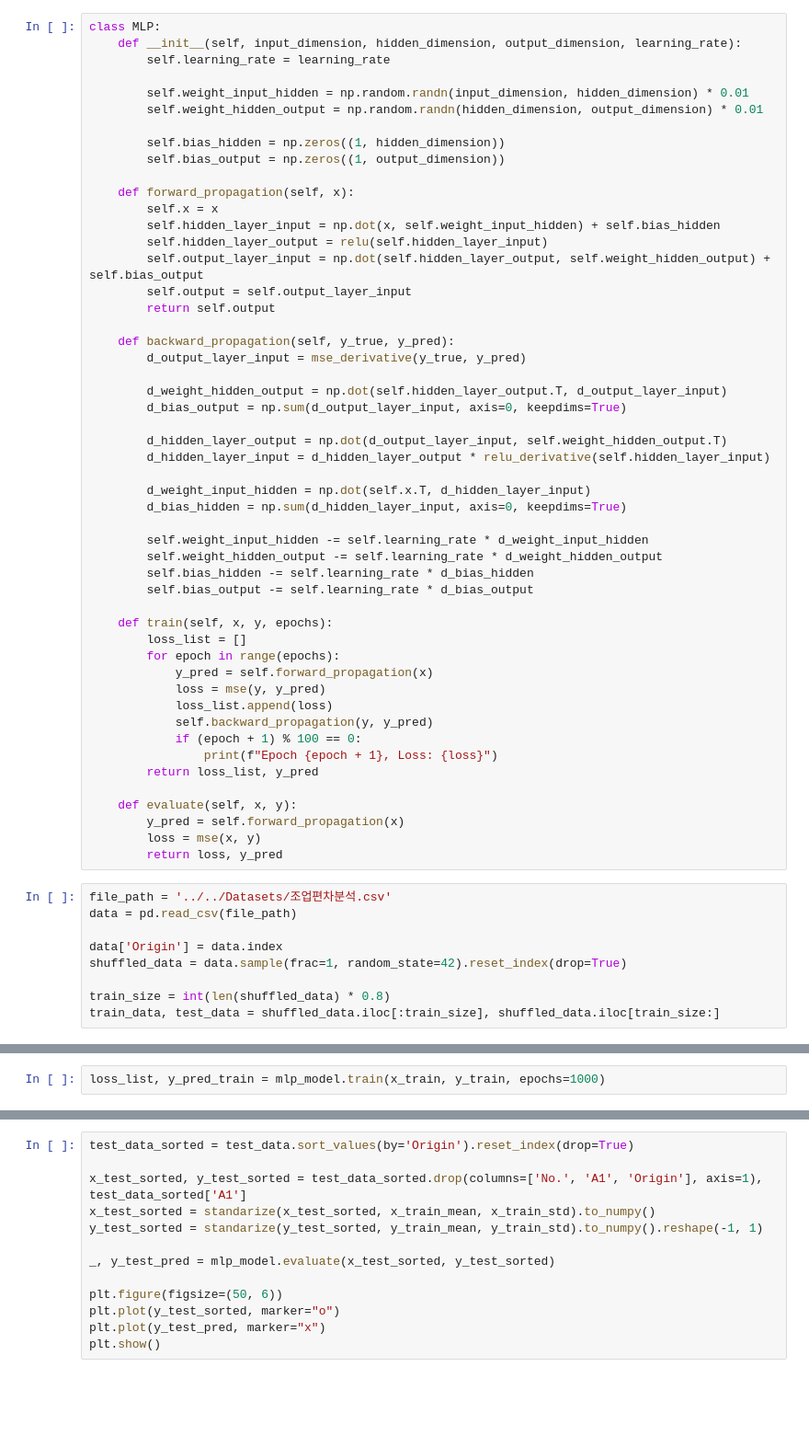
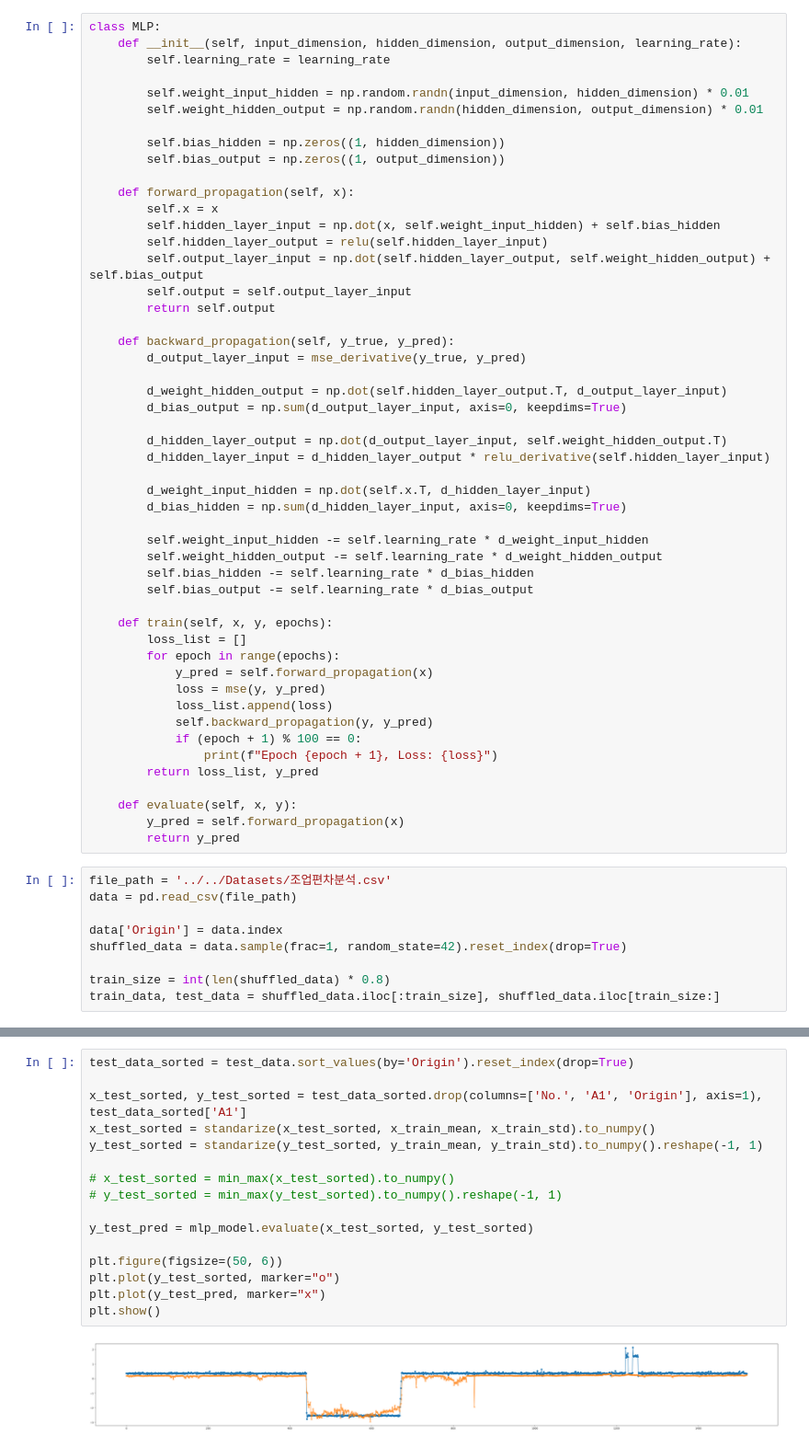
Before and after one commit to Tibboh17/Python, a Jupyter notebook: ML/MLP/MLP-with-Numpy.ipynb, the cells around one changed output, grey strips where cells are left out. Shown at 92% size. Saved outputs shown, nothing was run; the diff lists cells and outputs as text; blank space fills up the shorter version.

```diff
--- a/ML/MLP/MLP-with-Numpy.ipynb
+++ b/ML/MLP/MLP-with-Numpy.ipynb
@@ -66,8 +69,7 @@ class MLP:
 
     def evaluate(self, x, y):
         y_pred = self.forward_propagation(x)
-        loss = mse(x, y)
-        return loss, y_pred
+        return y_pred
 # %%
 file_path = '../../Datasets/조업편차분석.csv'
 data = pd.read_csv(file_path)
@@ -107,2 +121,0 @@ plt.show()
-# %%
-loss_list, y_pred_train = mlp_model.train(x_train, y_train, epochs=1000)
@@ -126,13 +122,18 @@ plt.show()
 # %%
 test_data_sorted = test_data.sort_values(by='Origin').reset_index(drop=True)
 
 x_test_sorted, y_test_sorted = test_data_sorted.drop(columns=['No.', 'A1', 'Origin'], axis=1), test_data_sorted['A1']
 x_test_sorted = standarize(x_test_sorted, x_train_mean, x_train_std).to_numpy()
 y_test_sorted = standarize(y_test_sorted, y_train_mean, y_train_std).to_numpy().reshape(-1, 1)
 
-_, y_test_pred = mlp_model.evaluate(x_test_sorted, y_test_sorted)
+# x_test_sorted = min_max(x_test_sorted).to_numpy()
+# y_test_sorted = min_max(y_test_sorted).to_numpy().reshape(-1, 1)
+
+y_test_pred = mlp_model.evaluate(x_test_sorted, y_test_sorted)
 
 plt.figure(figsize=(50, 6))
 plt.plot(y_test_sorted, marker="o")
 plt.plot(y_test_pred, marker="x")
 plt.show()
+# %% [output]
+[figure, added]
```
Also changed, not shown: parts of 8 cells of this notebook, 2 other files.
